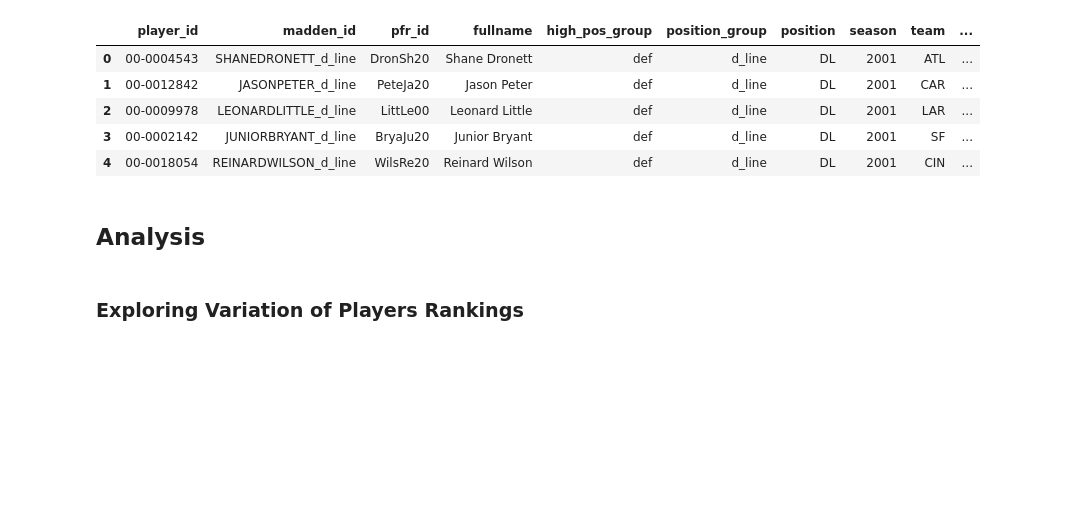
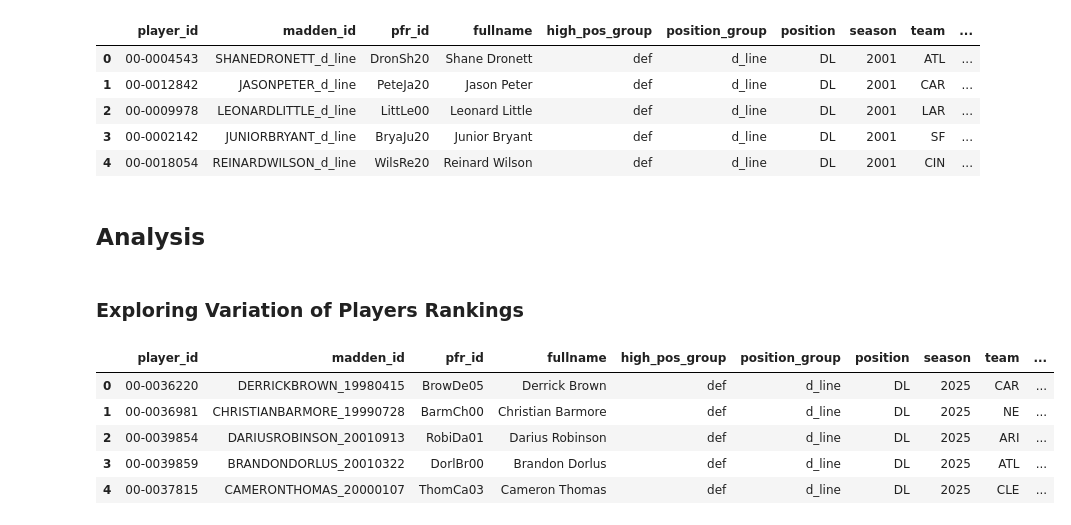
Before and after one commit to CharlieHubbard7/NFLResearch, a Jupyter notebook: (6_2_26)_NFL_Research.ipynb, the cells around one changed output. Cells and saved outputs as stored; diff of their text form; code cells hidden in the pictures; blank space fills up the shorter version.

```diff
--- a/(6_2_26)_NFL_Research.ipynb
+++ b/(6_2_26)_NFL_Research.ipynb
@@ -96,4 +96,18 @@ madden_long["overall_vs_baseline"] = madden_long["overallrating"] - madden_long[
 ## Analysis
 # %% [markdown]
 ### Exploring Variation of Players Rankings
+# %%
+active_contracts = contracts.query("is_active == True")
+contracts_short = active_contracts[["apy_cap_pct", "gsis_id", "draft_round", "draft_overall"]]
+madden_long_2025 = madden_long.query("year == 2025")
+df = madden_long_2025.merge(contracts_short, left_on="player_id", right_on="gsis_id")
+df.dropna(subset = "draft_overall")
+df.head()
+# %% [output]
+|  | player_id | madden_id | pfr_id | fullname | high_pos_group | position_group | position | season | team | ... |
+| 0 | 00-0036220 | DERRICKBROWN_19980415 | BrowDe05 | Derrick Brown | def | d_line | DL | 2025 | CAR | ... |
+| 1 | 00-0036981 | CHRISTIANBARMORE_19990728 | BarmCh00 | Christian Barmore | def | d_line | DL | 2025 | NE | ... |
+| 2 | 00-0039854 | DARIUSROBINSON_20010913 | RobiDa01 | Darius Robinson | def | d_line | DL | 2025 | ARI | ... |
+| 3 | 00-0039859 | BRANDONDORLUS_20010322 | DorlBr00 | Brandon Dorlus | def | d_line | DL | 2025 | ATL | ... |
+| 4 | 00-0037815 | CAMERONTHOMAS_20000107 | ThomCa03 | Cameron Thomas | def | d_line | DL | 2025 | CLE | ... |
 # %%
```
Also changed, not shown: parts of 5 cells of this notebook.
